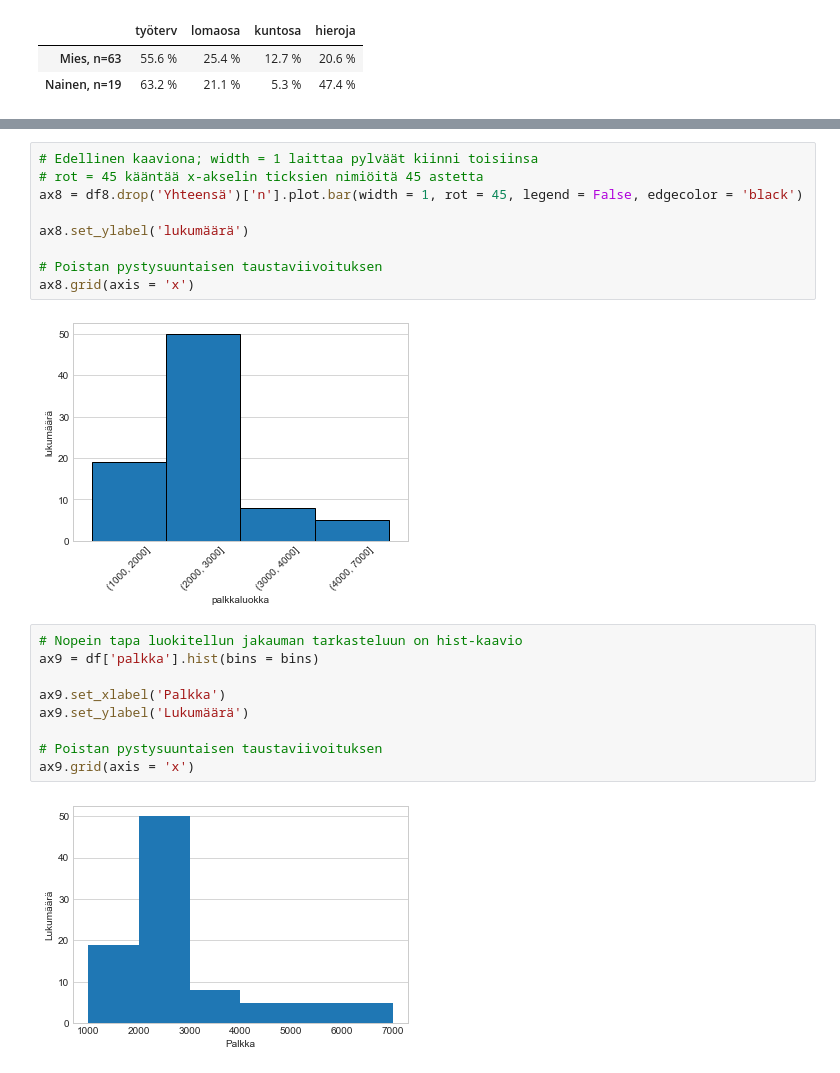
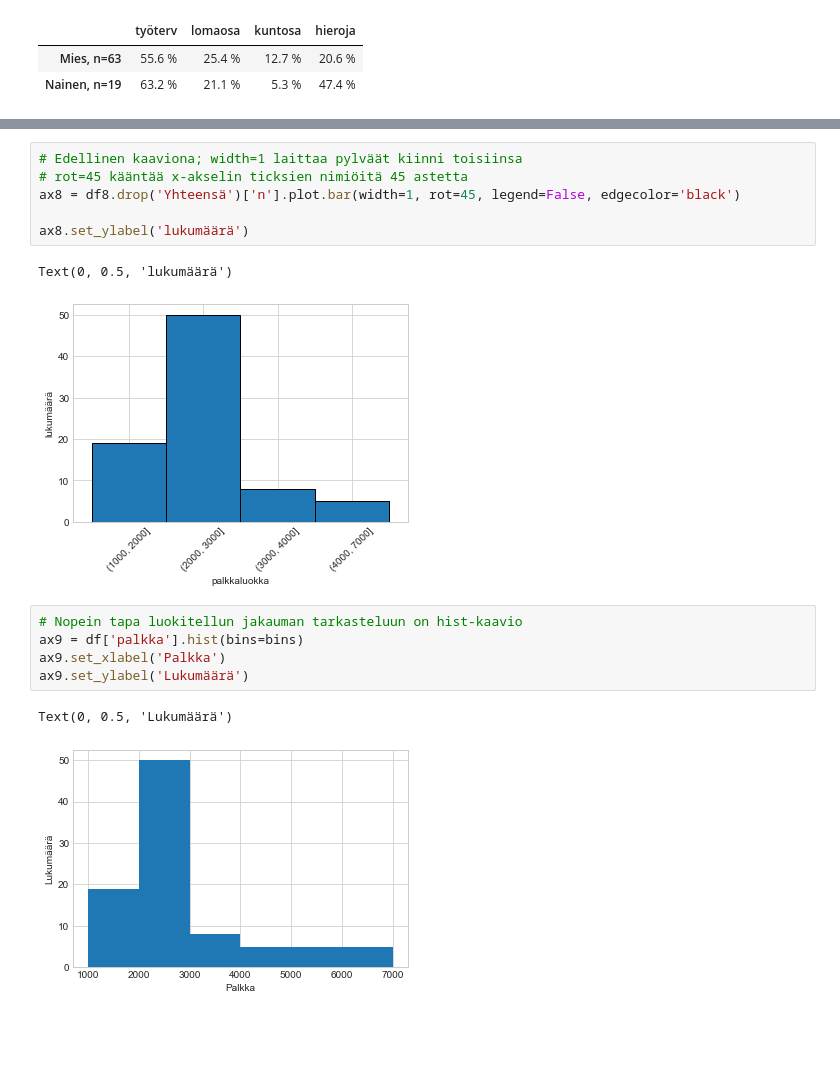
Before and after one commit to taanila/selittava, a Jupyter notebook: lukumaaria.ipynb, the cells around one changed output, grey strips where cells are left out. Saved outputs shown, nothing was run; the diff lists cells and outputs as text; blank space fills up the shorter version.

```diff
--- a/lukumaaria.ipynb
+++ b/lukumaaria.ipynb
@@ -360,24 +350,19 @@ df8.style.format({'%' : '{:.1f} %'})
 # %%
-# Edellinen kaaviona; width = 1 laittaa pylväät kiinni toisiinsa
-# rot = 45 kääntää x-akselin ticksien nimiöitä 45 astetta
-ax8 = df8.drop('Yhteensä')['n'].plot.bar(width = 1, rot = 45, legend = False, edgecolor = 'black')
+# Edellinen kaaviona; width=1 laittaa pylväät kiinni toisiinsa
+# rot=45 kääntää x-akselin ticksien nimiöitä 45 astetta
+ax8 = df8.drop('Yhteensä')['n'].plot.bar(width=1, rot=45, legend=False, edgecolor='black')
 
 ax8.set_ylabel('lukumäärä')
-
-# Poistan pystysuuntaisen taustaviivoituksen
-ax8.grid(axis = 'x')
 # %% [output]
+Text(0, 0.5, 'lukumäärä')
-[figure, old version]
+[figure, new version]
 # %%
 # Nopein tapa luokitellun jakauman tarkasteluun on hist-kaavio
-ax9 = df['palkka'].hist(bins = bins)
-
+ax9 = df['palkka'].hist(bins=bins)
 ax9.set_xlabel('Palkka')
 ax9.set_ylabel('Lukumäärä')
-
-# Poistan pystysuuntaisen taustaviivoituksen
-ax9.grid(axis = 'x')
 # %% [output]
+Text(0, 0.5, 'Lukumäärä')
-[figure, old version]
+[figure, new version]
 # %%
 # np.ones kikalla prosentit hist-kaavioon
```
Also changed, not shown: parts of 19 cells of this notebook.
